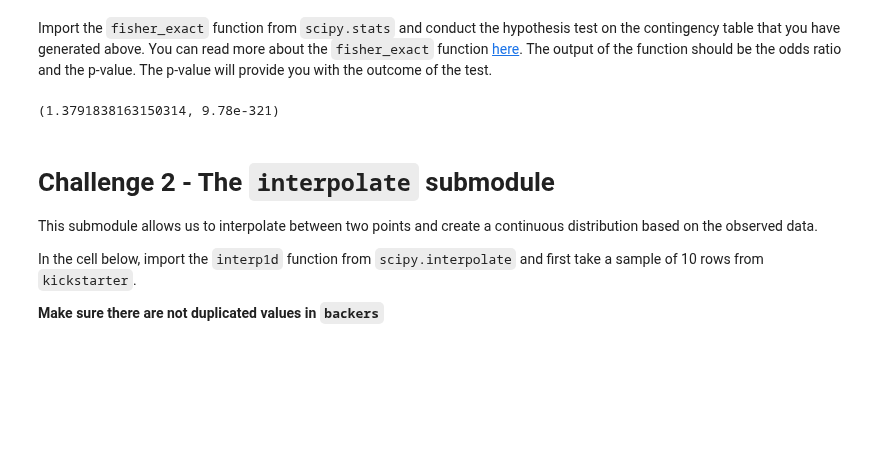
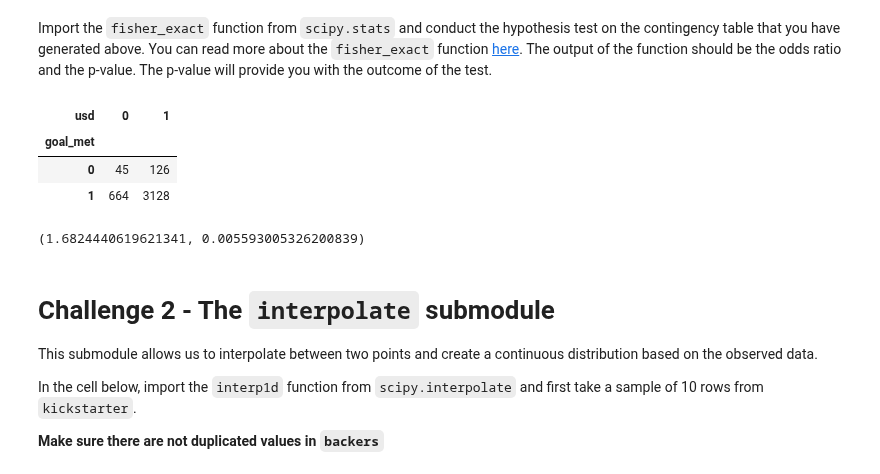
Before and after one commit to ta-data-lis/lab-intro-to-scipy, a Jupyter notebook: your-code/main.ipynb, the cells around one changed output. Saved outputs shown, nothing was run; the diff lists cells and outputs as text; code cells hidden in the pictures; blank space fills up the shorter version.

```diff
--- a/your-code/main.ipynb
+++ b/your-code/main.ipynb
@@ -126,14 +132,17 @@ Import the `fisher_exact` function from `scipy.stats` and conduct the hypothesis
 # %%
 # Your code here:
 table=pd.crosstab(kickstarter['goal_met'], kickstarter['usd'])
+table
+# %% [output]
+| usd | 0 | 1 |
+| goal_met |  |  |
+| 0 | 45 | 126 |
+| 1 | 664 | 3128 |
-# %%
-from scipy.stats import fisher_exact
-fisher_exact(table)
-#So I think I managed to complete this exercise but I have no clue of the statistic value or pvalue,
-#what conclusions can we take?
-#Why does this cell takes so long to run? is he doing a hard/complex calculation?
-# %% [output]
-(1.3791838163150314, 9.78e-321)
+# %%
+from scipy.stats import fisher_exact
+fisher_exact(table)
+# %% [output]
+(1.6824440619621341, 0.005593005326200839)
 # %% [markdown]
 # Challenge 2 - The `interpolate` submodule
 
```
Also changed, not shown: parts of 10 cells of this notebook.
